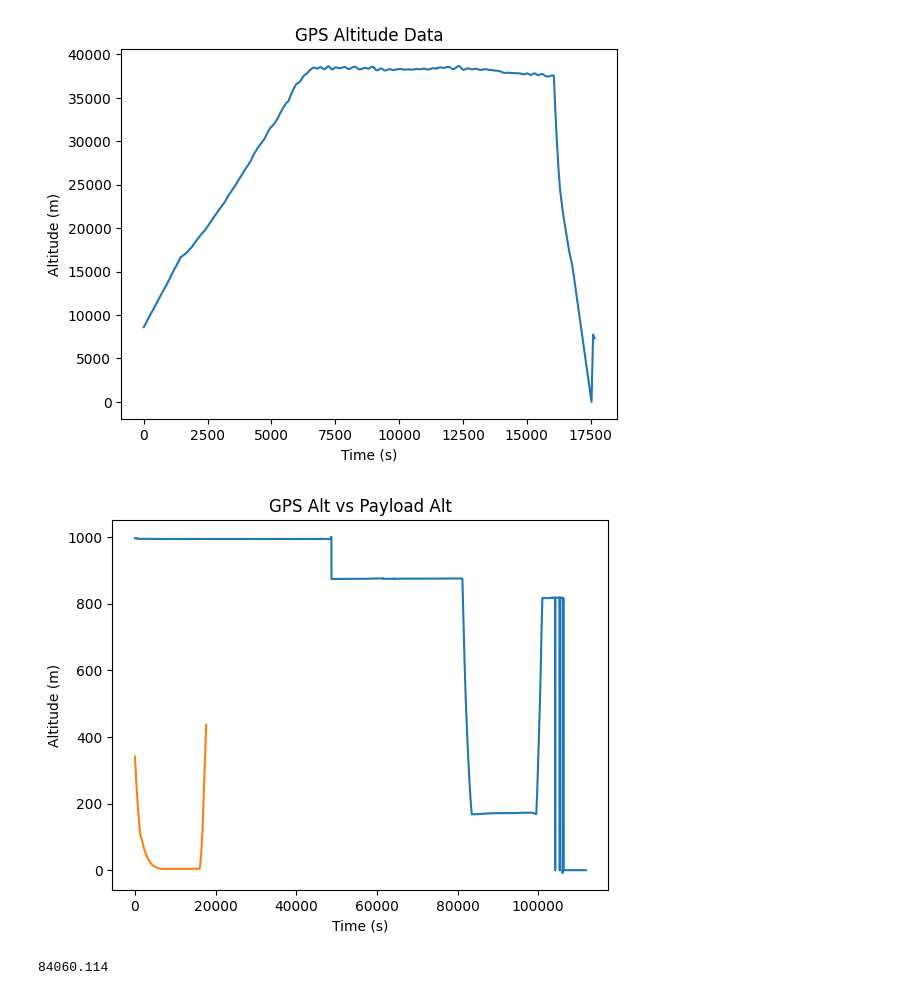
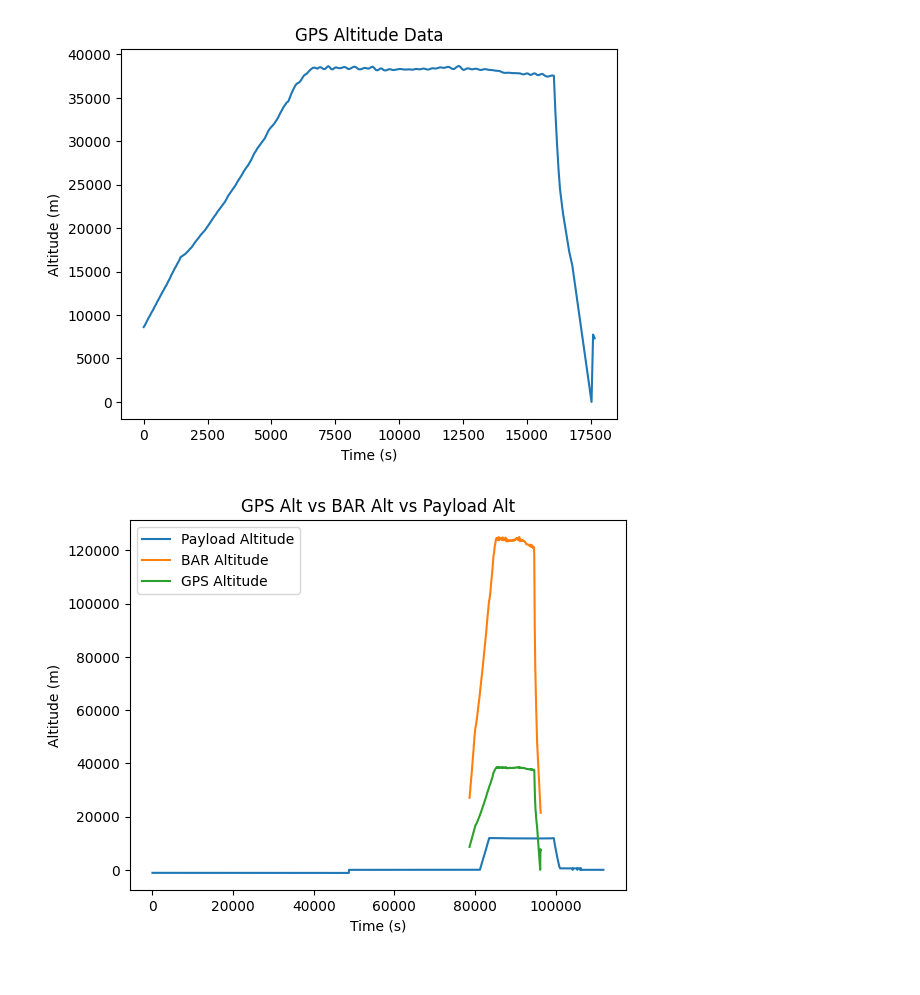
Before and after one commit to DexterBinary/HAB_Data_Analysis_2024, a Jupyter notebook: notebooks/analysis.ipynb, the cells around one changed output. Drawn from its saved outputs; the diff is of its cells as text; code cells hidden in the pictures.

Commit message:
Added all 3 altitude readings chart

```diff
--- a/notebooks/analysis.ipynb
+++ b/notebooks/analysis.ipynb
@@ -61,3 +61,12 @@ plt.show()
 [figure]
 # %% [markdown]
 # GPS Data
+# %%
+from scipy.signal import correlate
+
+dfPayload = pd.read_csv('../data/modified/formattedData.csv')
+dfGPS = pd.read_csv('../data/modified/formattedGPSData.csv')
+
+cross_corr = correlate(dfPayload['Altitude'], dfGPS['BAR ALT'], mode='valid', method='fft')
+offset = np.argmax(cross_corr)
+print(offset)
@@ -75,25 +86,18 @@ plt.show()
 # %%
 dfPayload = pd.read_csv('../data/modified/formattedData.csv')
 dfGPS = pd.read_csv('../data/modified/formattedGPSData.csv')
 
-dfGPS['AIRT']=(dfGPS['AIRT']-32)*(5/9)
-plt.plot(dfPayload['Time'],dfPayload['Pressure'])
-plt.plot(dfGPS['TIME'],dfGPS['MBS'])
+dfGPS['TIME'] = dfGPS['TIME'] + offset
+
+plt.plot(dfPayload['Time'],dfPayload['Altitude'],label='Payload Altitude')
+plt.plot(dfGPS['TIME'],dfGPS['BAR ALT'], label='BAR Altitude')
+plt.plot(dfGPS['TIME'],dfGPS['GPS ALT'],label='GPS Altitude')
 
 plt.ylabel('Altitude (m)')
 plt.xlabel('Time (s)')
-plt.title('GPS Alt vs Payload Alt')
+plt.title('GPS Alt vs BAR Alt vs Payload Alt')
+plt.legend()
+plt.savefig('../results/plots/Altitudes_GPS_vs_BAR_vs_Payload')
 plt.show()
-
-diff = 0
-smallestDiff = 999999
-diffIndex = 0
-for index,value in dfPayload.iterrows():
-    diff = abs(dfGPS['GPS ALT'].max()-value['Altitude'])
-    if diff < smallestDiff:
-        smallestDiff=diff
-        diffIndex = value['Time']
-print(diffIndex)
 # %% [output]
-[figure, old version]
+[figure, new version]
-84060.114
```
Also changed, not shown: parts of 2 cells of this notebook, 5 other files.
